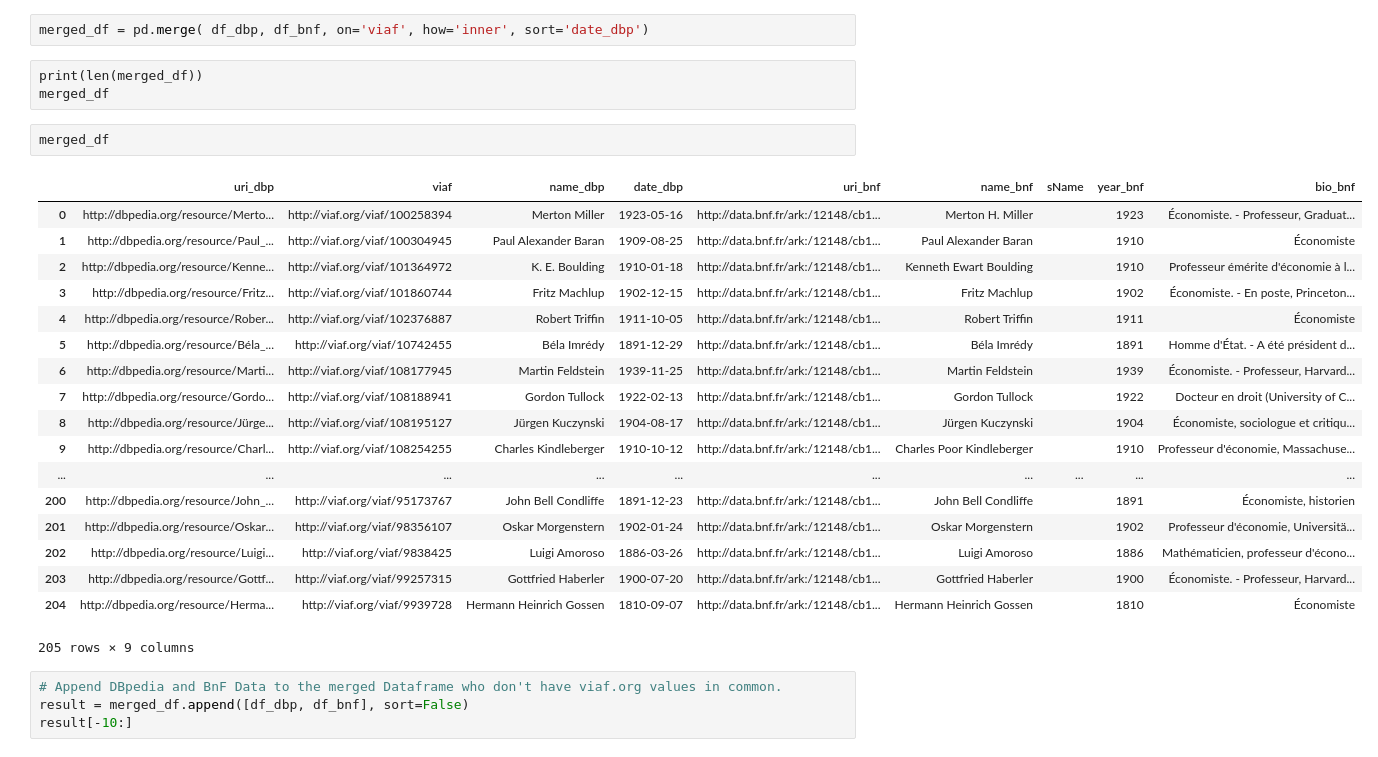
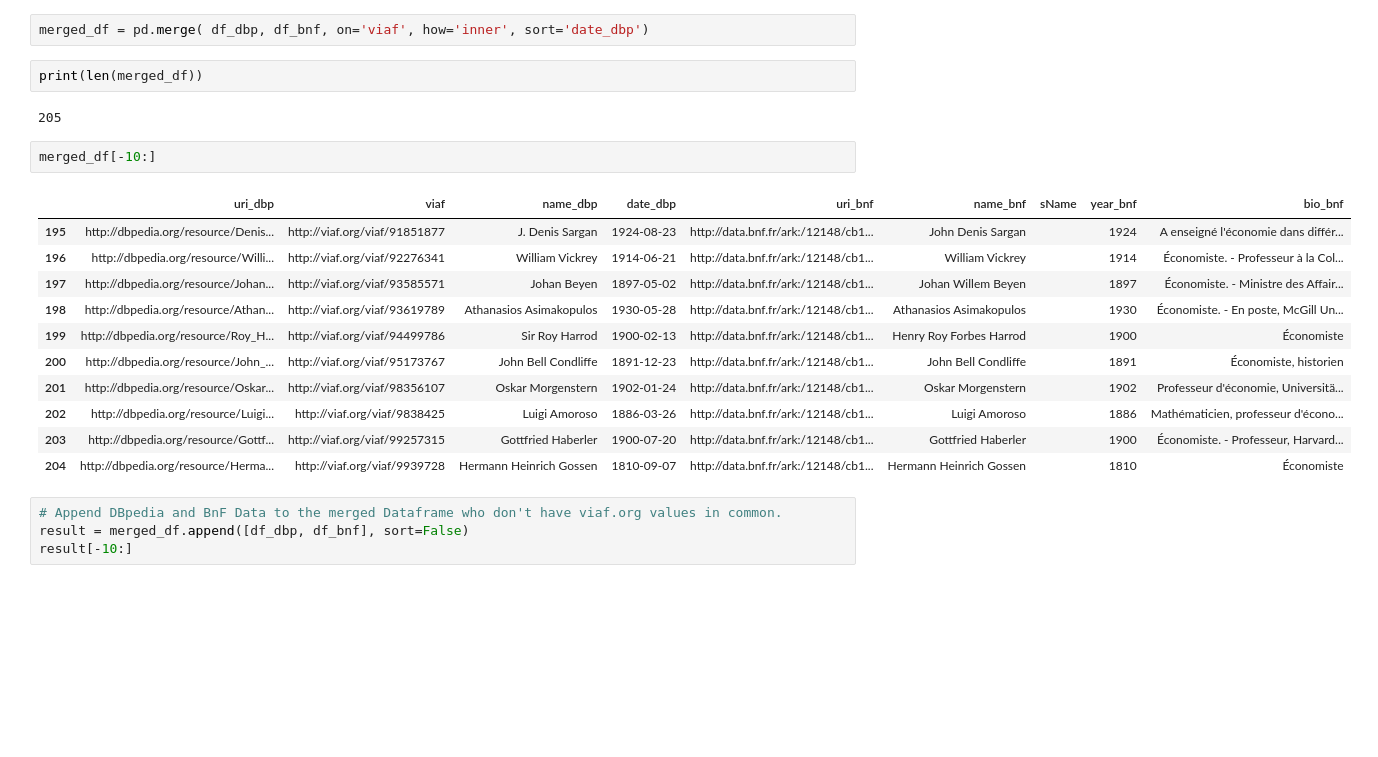
Before and after one commit to Semantic-Data-for-Humanities/Economists_Jurists, a Jupyter notebook: Notebooks/notebooks_FB/DBpedia_BnF_Data_URI.ipynb, the cells around one changed output. Drawn from its saved outputs; the diff is of its cells as text; blank space fills up the shorter version.

Commit message:
Append DBpedia/BnF Data to the merged Dataframe without vaif in common
Append DBpedia and BnF Data to the merged Dataframe with viaf.org values in common.(cell 97)

```diff
--- a/Notebooks/notebooks_FB/DBpedia_BnF_Data_URI.ipynb
+++ b/Notebooks/notebooks_FB/DBpedia_BnF_Data_URI.ipynb
@@ -395,30 +395,24 @@ df_dbp.to_sql('df_dbp', con=engine)
 ValueError: Table 'df_dbp' already exists.
 # %%
 merged_df = pd.merge( df_dbp, df_bnf, on='viaf', how='inner', sort='date_dbp')
-# %% [raw]
-print(len(merged_df))
-merged_df
+# %%
+print(len(merged_df))
+# %% [output]
+205
 # %%
-merged_df
+merged_df[-10:]
 # %% [output]
 |  | uri_dbp | viaf | name_dbp | date_dbp | uri_bnf | name_bnf | sName | year_bnf | bio_bnf |
-| 0 | http://dbpedia.org/resource/Merto... | http://viaf.org/viaf/100258394 | Merton Miller | 1923-05-16 | http://data.bnf.fr/ark:/12148/cb1... | Merton H. Miller |  | 1923 | Économiste. - Professeur, Graduat... |
-| 1 | http://dbpedia.org/resource/Paul_... | http://viaf.org/viaf/100304945 | Paul Alexander Baran | 1909-08-25 | http://data.bnf.fr/ark:/12148/cb1... | Paul Alexander Baran |  | 1910 | Économiste |
-| 2 | http://dbpedia.org/resource/Kenne... | http://viaf.org/viaf/101364972 | K. E. Boulding | 1910-01-18 | http://data.bnf.fr/ark:/12148/cb1... | Kenneth Ewart Boulding |  | 1910 | Professeur émérite d'économie à l... |
-| 3 | http://dbpedia.org/resource/Fritz... | http://viaf.org/viaf/101860744 | Fritz Machlup | 1902-12-15 | http://data.bnf.fr/ark:/12148/cb1... | Fritz Machlup |  | 1902 | Économiste. - En poste, Princeton... |
-| 4 | http://dbpedia.org/resource/Rober... | http://viaf.org/viaf/102376887 | Robert Triffin | 1911-10-05 | http://data.bnf.fr/ark:/12148/cb1... | Robert Triffin |  | 1911 | Économiste |
-| 5 | http://dbpedia.org/resource/Béla_... | http://viaf.org/viaf/10742455 | Béla Imrédy | 1891-12-29 | http://data.bnf.fr/ark:/12148/cb1... | Béla Imrédy |  | 1891 | Homme d'État. - A été président d... |
-| 6 | http://dbpedia.org/resource/Marti... | http://viaf.org/viaf/108177945 | Martin Feldstein | 1939-11-25 | http://data.bnf.fr/ark:/12148/cb1... | Martin Feldstein |  | 1939 | Économiste. - Professeur, Harvard... |
-| 7 | http://dbpedia.org/resource/Gordo... | http://viaf.org/viaf/108188941 | Gordon Tullock | 1922-02-13 | http://data.bnf.fr/ark:/12148/cb1... | Gordon Tullock |  | 1922 | Docteur en droit (University of C... |
-| 8 | http://dbpedia.org/resource/Jürge... | http://viaf.org/viaf/108195127 | Jürgen Kuczynski | 1904-08-17 | http://data.bnf.fr/ark:/12148/cb1... | Jürgen Kuczynski |  | 1904 | Économiste, sociologue et critiqu... |
-| 9 | http://dbpedia.org/resource/Charl... | http://viaf.org/viaf/108254255 | Charles Kindleberger | 1910-10-12 | http://data.bnf.fr/ark:/12148/cb1... | Charles Poor Kindleberger |  | 1910 | Professeur d'économie, Massachuse... |
-| ... | ... | ... | ... | ... | ... | ... | ... | ... | ... |
+| 195 | http://dbpedia.org/resource/Denis... | http://viaf.org/viaf/91851877 | J. Denis Sargan | 1924-08-23 | http://data.bnf.fr/ark:/12148/cb1... | John Denis Sargan |  | 1924 | A enseigné l'économie dans différ... |
+| 196 | http://dbpedia.org/resource/Willi... | http://viaf.org/viaf/92276341 | William Vickrey | 1914-06-21 | http://data.bnf.fr/ark:/12148/cb1... | William Vickrey |  | 1914 | Économiste. - Professeur à la Col... |
+| 197 | http://dbpedia.org/resource/Johan... | http://viaf.org/viaf/93585571 | Johan Beyen | 1897-05-02 | http://data.bnf.fr/ark:/12148/cb1... | Johan Willem Beyen |  | 1897 | Économiste. - Ministre des Affair... |
+| 198 | http://dbpedia.org/resource/Athan... | http://viaf.org/viaf/93619789 | Athanasios Asimakopulos | 1930-05-28 | http://data.bnf.fr/ark:/12148/cb1... | Athanasios Asimakopulos |  | 1930 | Économiste. - En poste, McGill Un... |
+| 199 | http://dbpedia.org/resource/Roy_H... | http://viaf.org/viaf/94499786 | Sir Roy Harrod | 1900-02-13 | http://data.bnf.fr/ark:/12148/cb1... | Henry Roy Forbes Harrod |  | 1900 | Économiste |
 | 200 | http://dbpedia.org/resource/John_... | http://viaf.org/viaf/95173767 | John Bell Condliffe | 1891-12-23 | http://data.bnf.fr/ark:/12148/cb1... | John Bell Condliffe |  | 1891 | Économiste, historien |
 | 201 | http://dbpedia.org/resource/Oskar... | http://viaf.org/viaf/98356107 | Oskar Morgenstern | 1902-01-24 | http://data.bnf.fr/ark:/12148/cb1... | Oskar Morgenstern |  | 1902 | Professeur d'économie, Universitä... |
 | 202 | http://dbpedia.org/resource/Luigi... | http://viaf.org/viaf/9838425 | Luigi Amoroso | 1886-03-26 | http://data.bnf.fr/ark:/12148/cb1... | Luigi Amoroso |  | 1886 | Mathématicien, professeur d'écono... |
 | 203 | http://dbpedia.org/resource/Gottf... | http://viaf.org/viaf/99257315 | Gottfried Haberler | 1900-07-20 | http://data.bnf.fr/ark:/12148/cb1... | Gottfried Haberler |  | 1900 | Économiste. - Professeur, Harvard... |
 | 204 | http://dbpedia.org/resource/Herma... | http://viaf.org/viaf/9939728 | Hermann Heinrich Gossen | 1810-09-07 | http://data.bnf.fr/ark:/12148/cb1... | Hermann Heinrich Gossen |  | 1810 | Économiste |
-205 rows × 9 columns
 # %%
 # Append DBpedia and BnF Data to the merged Dataframe who don't have viaf.org values in common.
 result = merged_df.append([df_dbp, df_bnf], sort=False)
```
